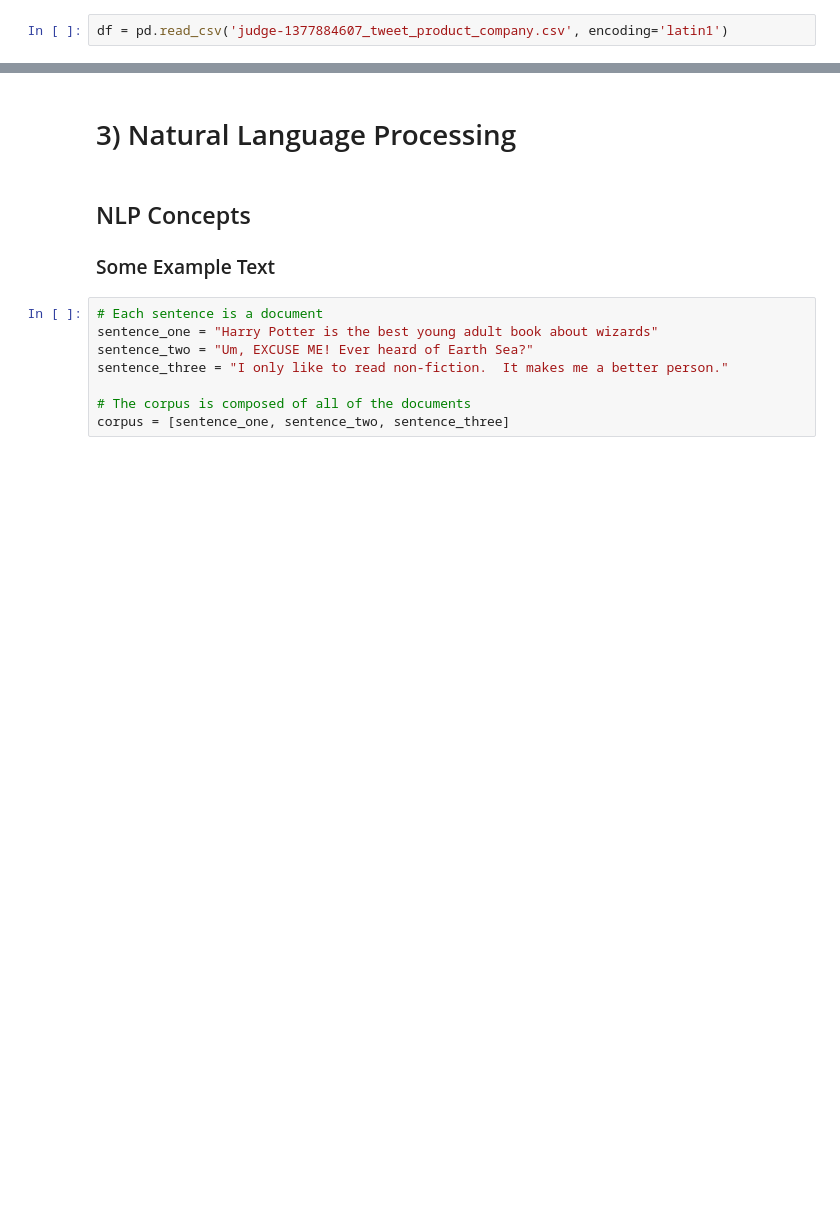
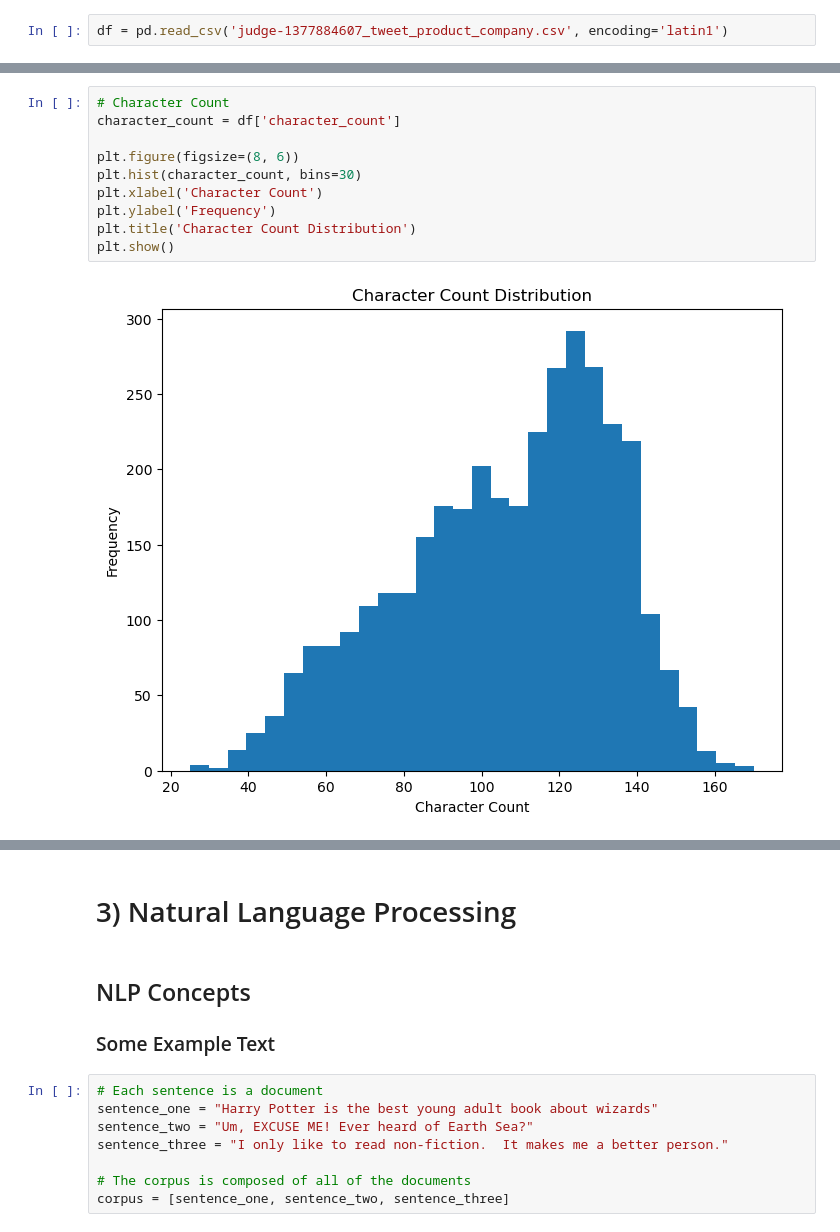
Before and after one commit to SeanE09/NLP_Tweets, a Jupyter notebook: NLP Work Book V2 CLEAN - SE.ipynb, the cells around one changed output, grey strips where cells are left out. Drawn from its saved outputs; the diff is of its cells as text; blank space fills up the shorter version.

```diff
--- a/NLP Work Book V2 CLEAN - SE.ipynb
+++ b/NLP Work Book V2 CLEAN - SE.ipynb
@@ -192,0 +401,12 @@ gpus
+# %%
+# Character Count
+character_count = df['character_count']
+
+plt.figure(figsize=(8, 6))
+plt.hist(character_count, bins=30)
+plt.xlabel('Character Count')
+plt.ylabel('Frequency')
+plt.title('Character Count Distribution')
+plt.show()
+# %% [output]
+[figure, added]
```
Also changed, not shown: parts of 41 cells of this notebook, 1 other file.
